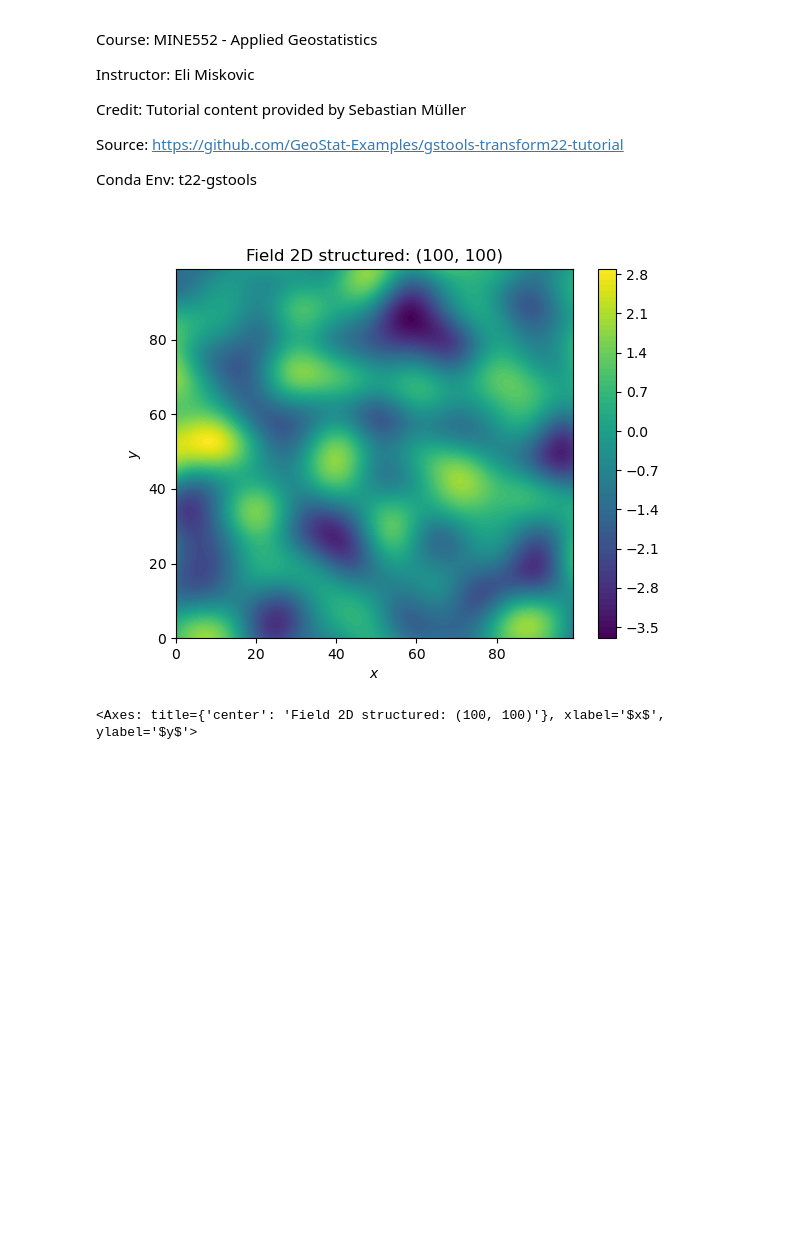
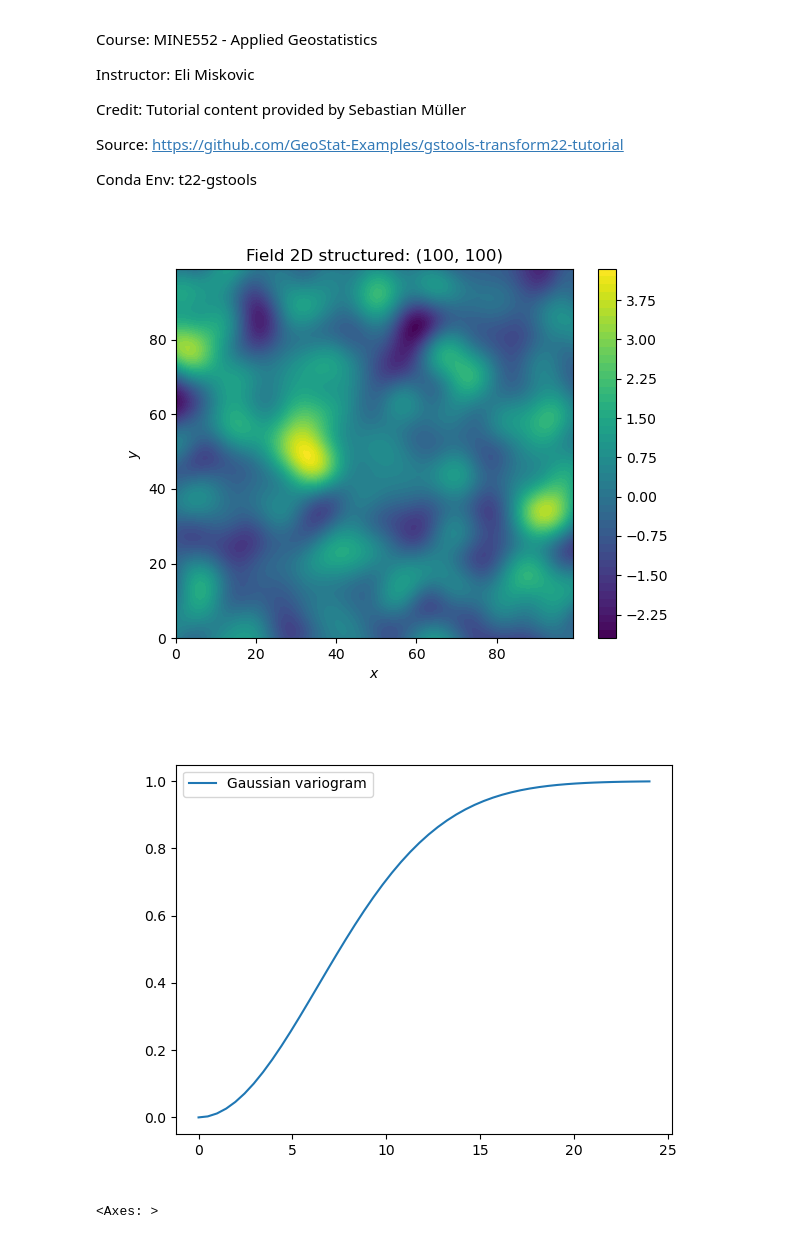
Before and after one commit to kfobrown1/gstools-transform22-tutorial, a Jupyter notebook: 00_intro.ipynb, the cells around one changed output. Saved outputs shown, nothing was run; the diff lists cells and outputs as text; code cells hidden in the pictures; blank space fills up the shorter version.

```diff
--- a/00_intro.ipynb
+++ b/00_intro.ipynb
@@ -22,11 +22,13 @@ warnings.filterwarnings('ignore')
 # %%
 import gstools as gs
 # structured field with a size 100x100 and a grid-size of 1x1
 x = y = range(100)
-model = gs.Gaussian(dim=2, var=1, len_scale=10)
+model = gs.Gaussian(dim=2, var=1, len_scale=8)
 srf = gs.SRF(model)
 srf((x, y), mesh_type='structured')
 srf.plot()
+model.plot()
 # %% [output]
-[figure, old version]
+[figure, new version]
+[figure, added]
-<Axes: title={'center': 'Field 2D structured: (100, 100)'}, xlabel='$x$', ylabel='$y$'>
+<Axes: >
```
Also changed, not shown: parts of 3 cells of this notebook, 10 other files.
